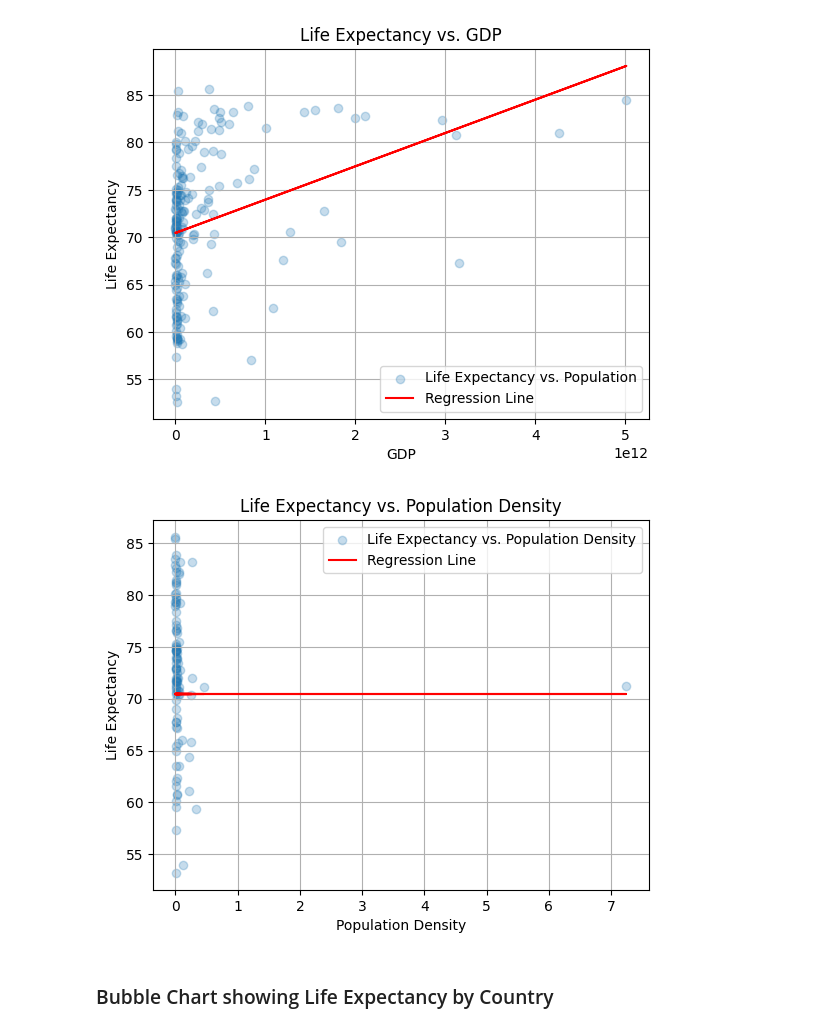
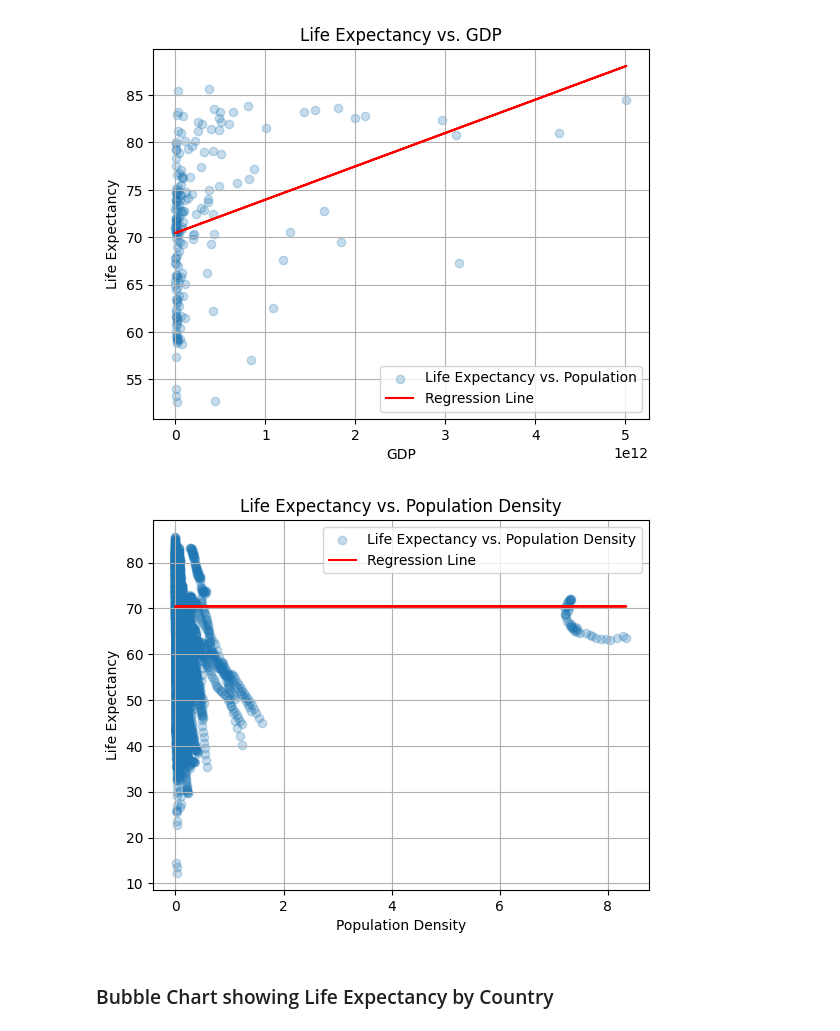
Before and after one commit to JNorthData/Life_Expectancy, a Jupyter notebook: life-expectancy.ipynb, the cells around one changed output. Drawn from its saved outputs; the diff is of its cells as text; code cells hidden in the pictures.

Commit message:
Dia data

```diff
--- a/life-expectancy.ipynb
+++ b/life-expectancy.ipynb
@@ -94,3 +96,5 @@ All_Data_df.head()
+# %%
+All_Data_df['Population Density'] = All_Data_df['Square km'] / All_Data_df['Population']
 # %% [markdown]
 ### GDP Dataset loaded and cleaned
 #### GDP_df
@@ -495,39 +499,37 @@ import pandas as pd
 import numpy as np
 import matplotlib.pyplot as plt
 from scipy.stats import linregress
 
 
-scatter_data = All_Data_df[All_Data_df['Year'] == 2021].copy()
+scatter_data = All_Data_df.copy()
 
 # Drop rows with missing values in relevant columns
-scatter_data = scatter_data.dropna(subset=["Population", "Life Expectancy Avg", "Country", "GDP"])
-scatter_data = scatter_data[(scatter_data['Year'] == 2021) & (scatter_data['Population'] < 10000000)]
-
-scatter_data['Population Density'] = scatter_data['Square km'] / scatter_data['Population']
+scatter_data = scatter_data.dropna(subset=["Life Expectancy Avg", "Population Density"])
+scatter_data = scatter_data[scatter_data['Population'] < 10000000]
 
 x = np.array(scatter_data['Population Density'])
 y = np.array(scatter_data['Life Expectancy Avg'])
 
 # Calculate the regression line using scipy.stats.linregress
 slope, intercept, r_value, p_value, std_err = linregress(x, y)
 
 # Create the scatter plot
 plt.scatter(x, y, alpha=.25, label='Life Expectancy vs. Population Density')
 
 # Plot the regression line
 plt.plot(x, regression_line(x), color='red', label='Regression Line')
 
 # Add labels and legend
 plt.xlabel('Population Density')
 plt.ylabel('Life Expectancy')
 plt.title('Life Expectancy vs. Population Density')
 plt.legend()
 plt.grid()
 
 # Display the plot
 plt.show()
 # %% [output]
-[figure, old version]
+[figure, new version]
 # %% [markdown]
 ### Bubble Chart showing Life Expectancy by Country
 # %%
```
Also changed, not shown: parts of 11 cells of this notebook, 6 other files.
